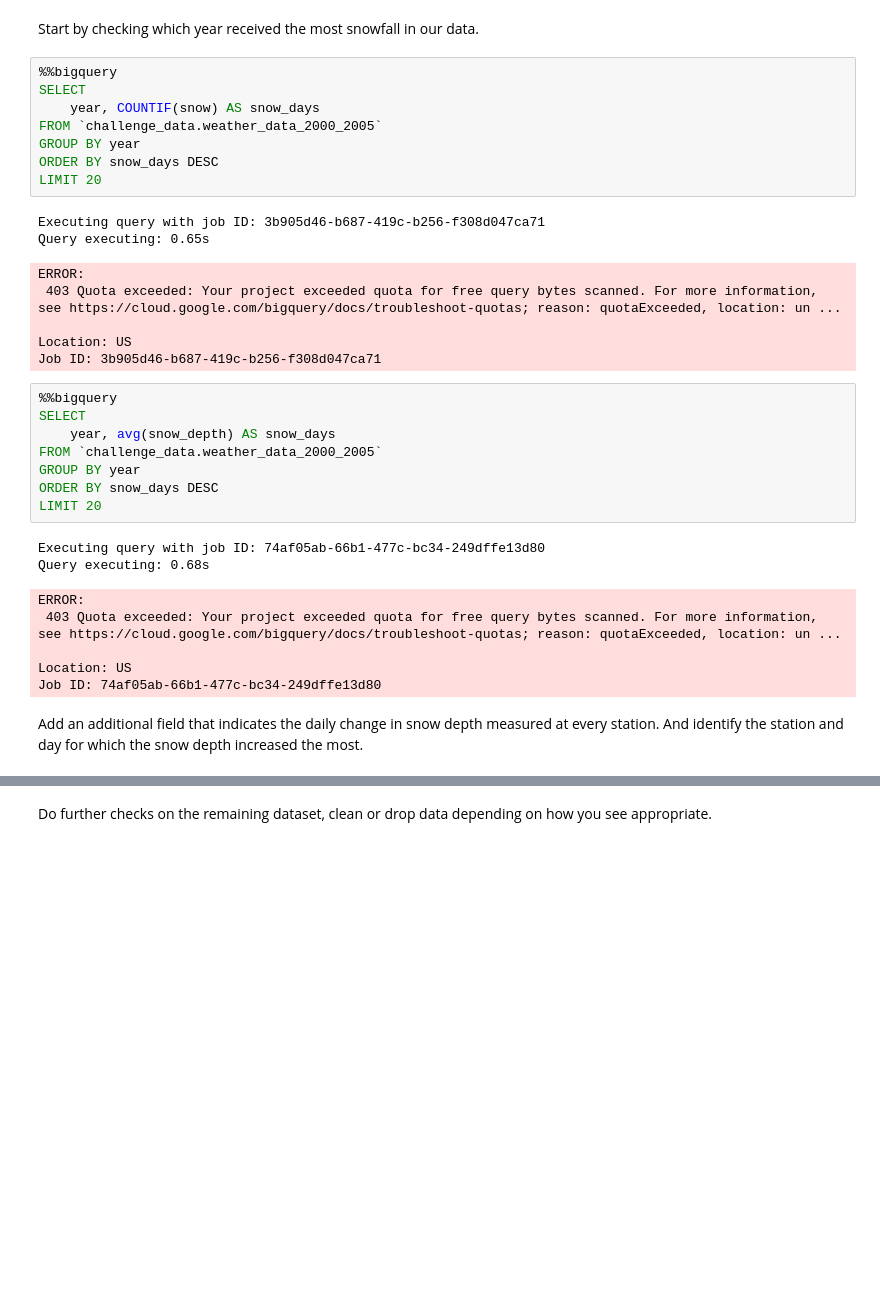
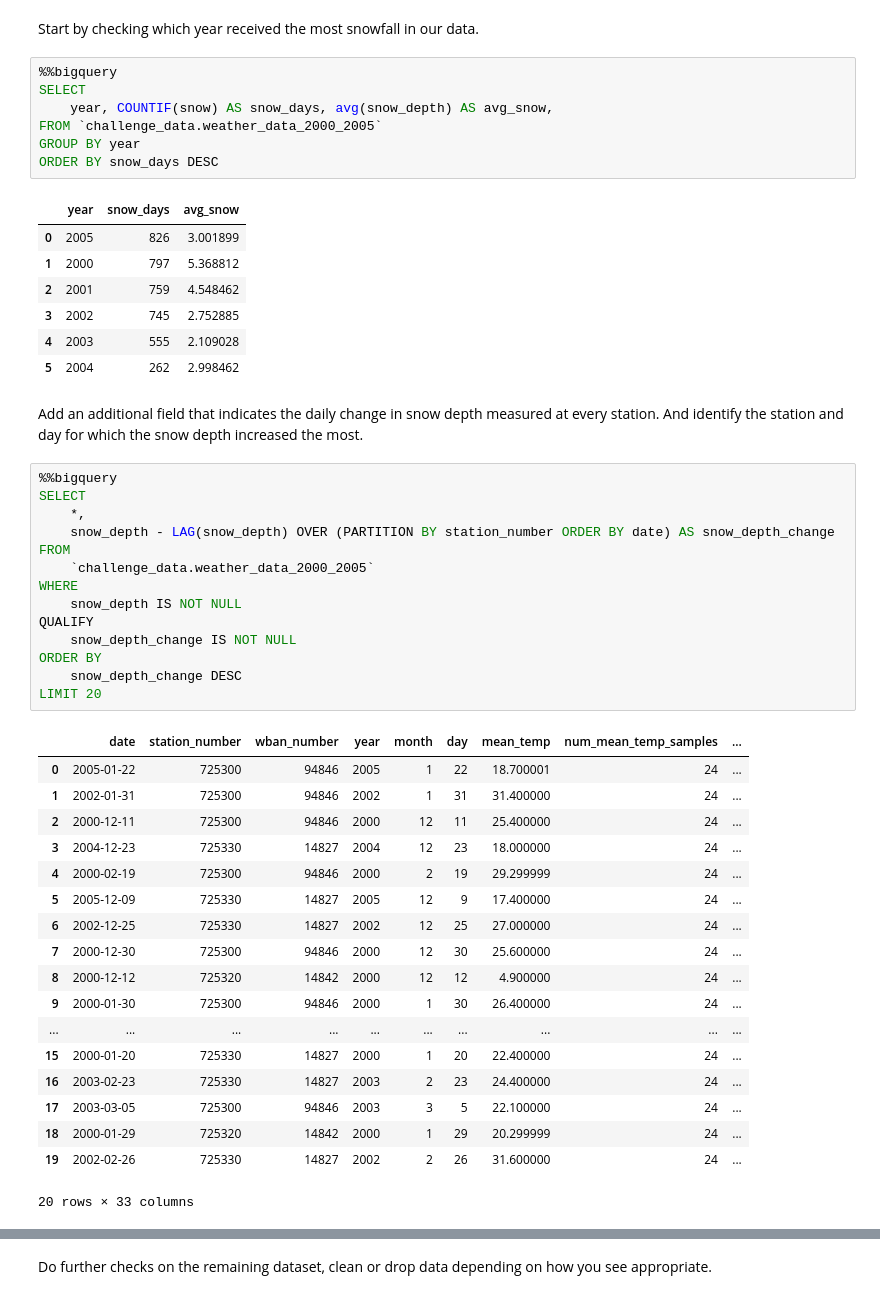
Before and after one commit to Tes-star/code-challenges, a Jupyter notebook: datascience/Coding Challenge.ipynb, the cells around one changed output, grey strips where cells are left out. Cells and saved outputs as stored; diff of their text form; blank space fills up the shorter version.

```diff
--- a/datascience/Coding Challenge.ipynb
+++ b/datascience/Coding Challenge.ipynb
@@ -124,37 +139,53 @@ Start by checking which year received the most snowfall in our data.
 # %%
 %%bigquery
 SELECT
-    year, COUNTIF(snow) AS snow_days
+    year, COUNTIF(snow) AS snow_days, avg(snow_depth) AS avg_snow,
 FROM `challenge_data.weather_data_2000_2005`
 GROUP BY year
 ORDER BY snow_days DESC
-LIMIT 20
 # %% [output]
-Executing query with job ID: 3b905d46-b687-419c-b256-f308d047ca71
-Query executing: 0.65s
-ERROR:
- 403 Quota exceeded: Your project exceeded quota for free query bytes scanned. For more information, see https://cloud.google.com/bigquery/docs/troubleshoot-quotas; reason: quotaExceeded, location: un ...
-
-Location: US
-Job ID: 3b905d46-b687-419c-b256-f308d047ca71
+|  | year | snow_days | avg_snow |
+| 0 | 2005 | 826 | 3.001899 |
+| 1 | 2000 | 797 | 5.368812 |
+| 2 | 2001 | 759 | 4.548462 |
+| 3 | 2002 | 745 | 2.752885 |
+| 4 | 2003 | 555 | 2.109028 |
+| 5 | 2004 | 262 | 2.998462 |
-# %%
-%%bigquery
-SELECT
-    year, avg(snow_depth) AS snow_days
-FROM `challenge_data.weather_data_2000_2005`
-GROUP BY year
-ORDER BY snow_days DESC
-LIMIT 20
-# %% [output]
-Executing query with job ID: 74af05ab-66b1-477c-bc34-249dffe13d80
-Query executing: 0.68s
-ERROR:
- 403 Quota exceeded: Your project exceeded quota for free query bytes scanned. For more information, see https://cloud.google.com/bigquery/docs/troubleshoot-quotas; reason: quotaExceeded, location: un ...
-
-Location: US
-Job ID: 74af05ab-66b1-477c-bc34-249dffe13d80
 # %% [markdown]
 Add an additional field that indicates the daily change in snow depth measured at every station. And identify the station and day for which the snow depth increased the most.
+# %%
+%%bigquery
+SELECT
+    *,
+    snow_depth - LAG(snow_depth) OVER (PARTITION BY station_number ORDER BY date) AS snow_depth_change
+FROM
+    `challenge_data.weather_data_2000_2005`
+WHERE
+    snow_depth IS NOT NULL
+QUALIFY
+    snow_depth_change IS NOT NULL
+ORDER BY
+    snow_depth_change DESC
+LIMIT 20
+# %% [output]
+|  | date | station_number | wban_number | year | month | day | mean_temp | num_mean_temp_samples | ... |
+| 0 | 2005-01-22 | 725300 | 94846 | 2005 | 1 | 22 | 18.700001 | 24 | ... |
+| 1 | 2002-01-31 | 725300 | 94846 | 2002 | 1 | 31 | 31.400000 | 24 | ... |
+| 2 | 2000-12-11 | 725300 | 94846 | 2000 | 12 | 11 | 25.400000 | 24 | ... |
+| 3 | 2004-12-23 | 725330 | 14827 | 2004 | 12 | 23 | 18.000000 | 24 | ... |
+| 4 | 2000-02-19 | 725300 | 94846 | 2000 | 2 | 19 | 29.299999 | 24 | ... |
+| 5 | 2005-12-09 | 725330 | 14827 | 2005 | 12 | 9 | 17.400000 | 24 | ... |
+| 6 | 2002-12-25 | 725330 | 14827 | 2002 | 12 | 25 | 27.000000 | 24 | ... |
+| 7 | 2000-12-30 | 725300 | 94846 | 2000 | 12 | 30 | 25.600000 | 24 | ... |
+| 8 | 2000-12-12 | 725320 | 14842 | 2000 | 12 | 12 | 4.900000 | 24 | ... |
+| 9 | 2000-01-30 | 725300 | 94846 | 2000 | 1 | 30 | 26.400000 | 24 | ... |
+| ... | ... | ... | ... | ... | ... | ... | ... | ... | ... |
+| 15 | 2000-01-20 | 725330 | 14827 | 2000 | 1 | 20 | 22.400000 | 24 | ... |
+| 16 | 2003-02-23 | 725330 | 14827 | 2003 | 2 | 23 | 24.400000 | 24 | ... |
+| 17 | 2003-03-05 | 725300 | 94846 | 2003 | 3 | 5 | 22.100000 | 24 | ... |
+| 18 | 2000-01-29 | 725320 | 14842 | 2000 | 1 | 29 | 20.299999 | 24 | ... |
+| 19 | 2002-02-26 | 725330 | 14827 | 2002 | 2 | 26 | 31.600000 | 24 | ... |
+20 rows × 33 columns
 # %%
 %%bigquery
 SELECT
```
Also changed, not shown: parts of 19 cells of this notebook, 1 other file.
